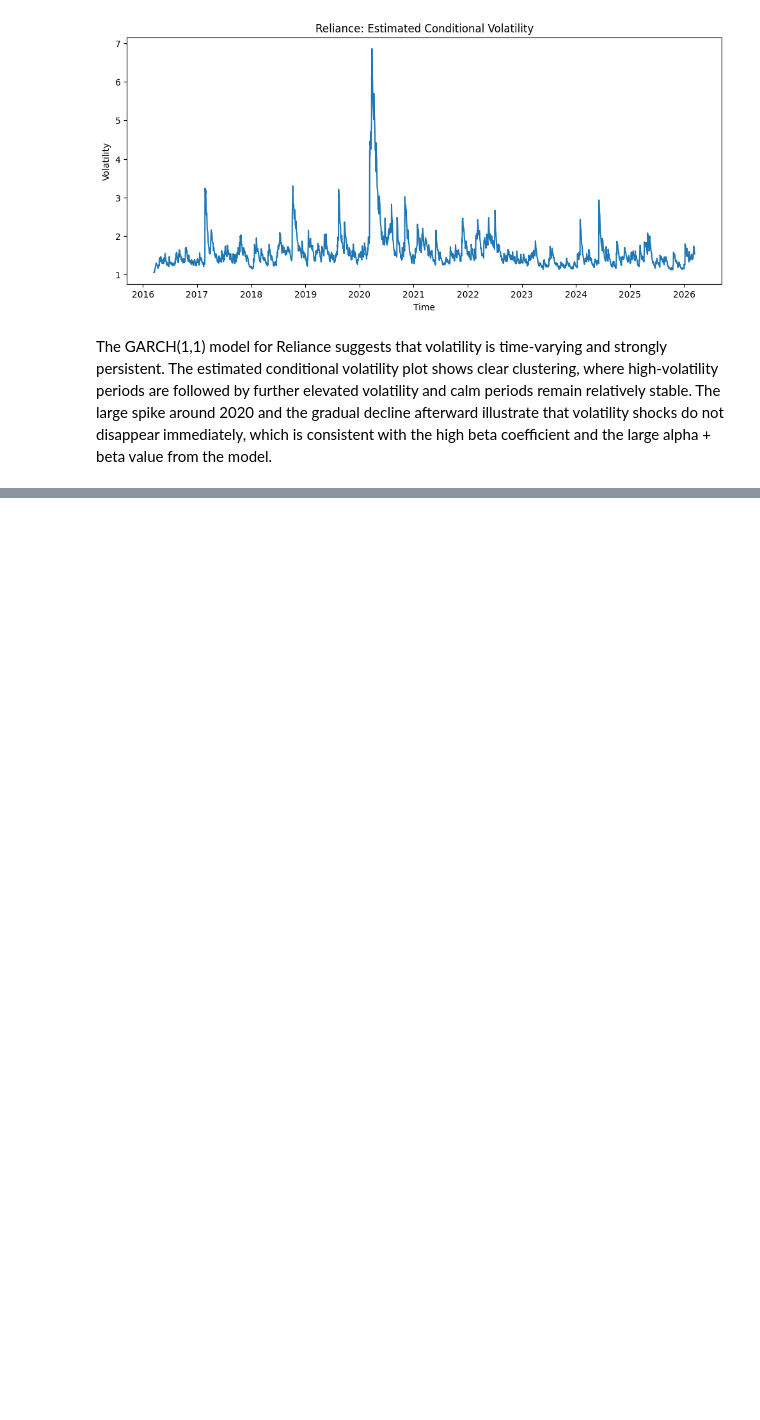
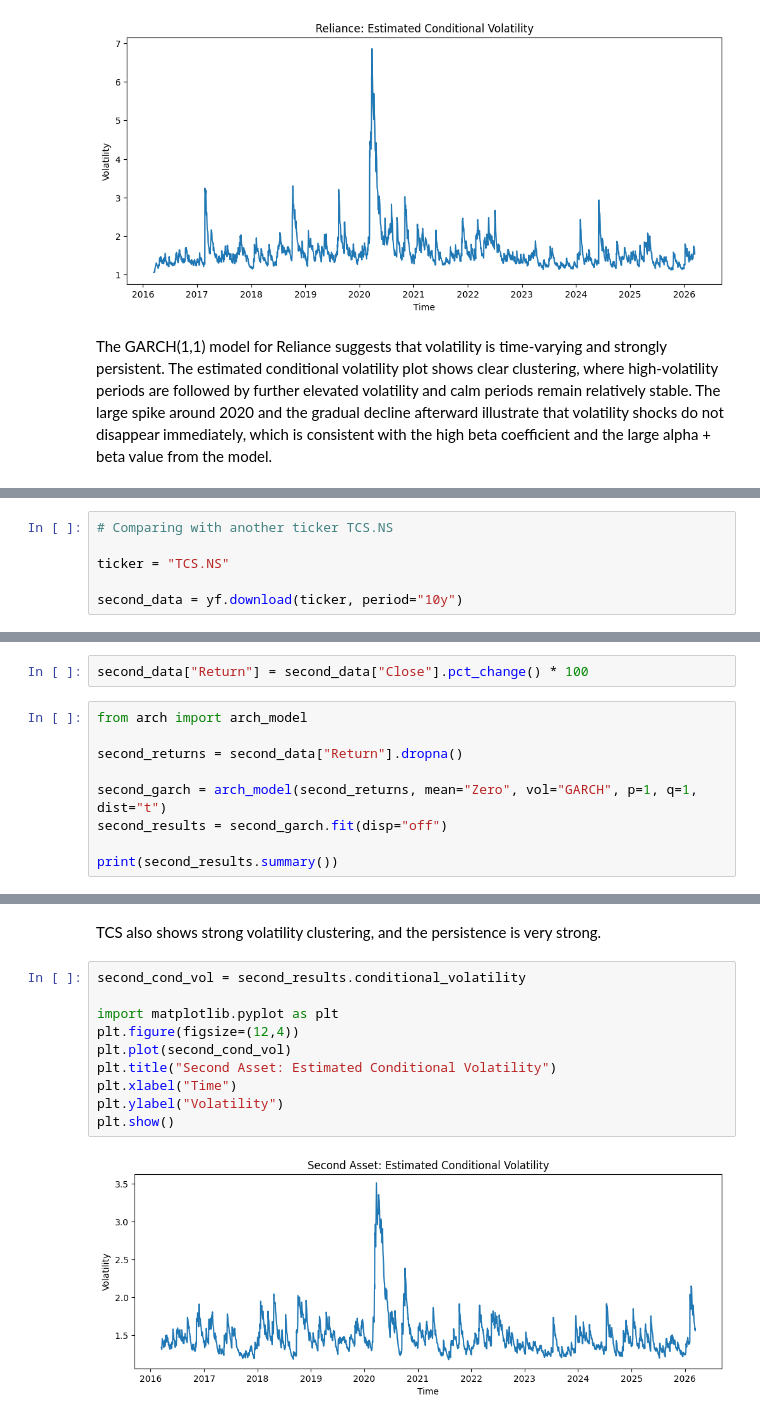
Before and after one commit to sYanXO/Volatility-Regime-Analysis, a Jupyter notebook: Arch_and_Garch_Models.ipynb, the cells around one changed output, grey strips where cells are left out. Saved outputs shown, nothing was run; the diff lists cells and outputs as text; blank space fills up the shorter version.

```diff
--- a/Arch_and_Garch_Models.ipynb
+++ b/Arch_and_Garch_Models.ipynb
@@ -158,0 +236,6 @@ The GARCH(1,1) model for Reliance suggests that volatility is time-varying and s
+# %%
+# Comparing with another ticker TCS.NS
+
+ticker = "TCS.NS"
+
+second_data = yf.download(ticker, period="10y")
@@ -158,0 +244,11 @@ The GARCH(1,1) model for Reliance suggests that volatility is time-varying and s
+# %%
+second_data["Return"] = second_data["Close"].pct_change() * 100
+# %%
+from arch import arch_model
+
+second_returns = second_data["Return"].dropna()
+
+second_garch = arch_model(second_returns, mean="Zero", vol="GARCH", p=1, q=1, dist="t")
+second_results = second_garch.fit(disp="off")
+
+print(second_results.summary())
@@ -158,0 +273,14 @@ The GARCH(1,1) model for Reliance suggests that volatility is time-varying and s
+# %% [markdown]
+TCS also shows strong volatility clustering, and the persistence is very strong.
+# %%
+second_cond_vol = second_results.conditional_volatility
+
+import matplotlib.pyplot as plt
+plt.figure(figsize=(12,4))
+plt.plot(second_cond_vol)
+plt.title("Second Asset: Estimated Conditional Volatility")
+plt.xlabel("Time")
+plt.ylabel("Volatility")
+plt.show()
+# %% [output]
+[figure, added]
```
Also changed, not shown: parts of 14 cells of this notebook.
